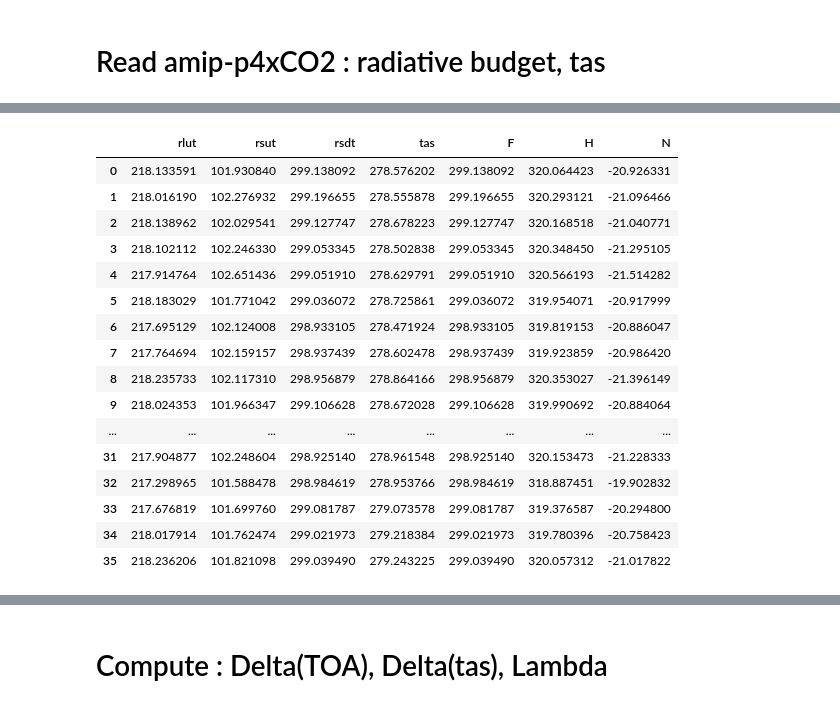
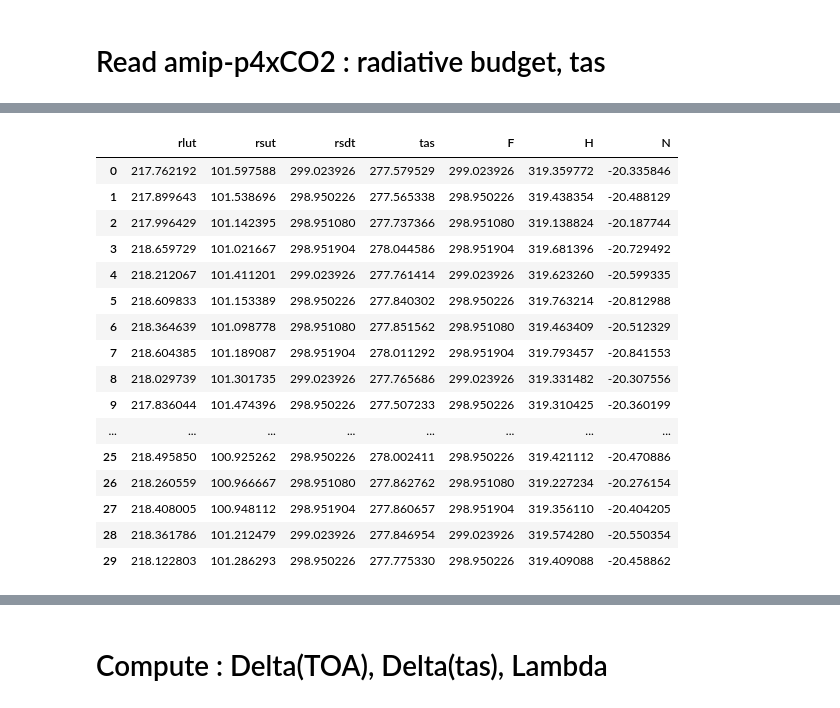
Before and after one commit to benmsanderson/CNRMppe, a Jupyter notebook: CFMIP_Lambda.ipynb, the cells around one changed output, grey strips where cells are left out. Drawn from its saved outputs; the diff is of its cells as text; code cells hidden in the pictures.

```diff
--- a/CFMIP_Lambda.ipynb
+++ b/CFMIP_Lambda.ipynb
@@ -88,0 +84,13 @@ CNRM_actl3
+# %%
+#------------- CNRM_SST : open files and read variables ----------------------
+#
+path_sst = "/data/scratch/globc/peatier/CMIP6/CNRM-CM6-1/CFMIP/SST/"
+filename_sstCTL = "*_piSST_*.nc"
+file_sstCTL = xr.open_mfdataset(path_sst+filename_sstCTL,combine='by_coords')
+#
+variables=['rlut', 'rsut','rsdt','tas']
+df_sstCTL=file_sstCTL[variables].to_dataframe().drop('height',axis=1)
+df1_sstCTL=df_sstCTL.reset_index(level=['time'])
+df1_sstCTL['year']=pd.DatetimeIndex(df1_sstCTL['time']).year
+sst_CTL=df1_sstCTL.groupby(['year']).mean()
+sst_CTL
@@ -285,0 +223,12 @@ df3
+# %%
+#------------- CNRM_SST : open files and read variables ----------------------
+#
+filename_sst4xCO2 = "*_piSST-4xCO2_*.nc"
+file_sst4xCO2 = xr.open_mfdataset(path_sst+filename_sst4xCO2,combine='by_coords')
+#
+variables=['rlut', 'rsut','rsdt','tas']
+df_sst4xCO2=file_sst4xCO2[variables].to_dataframe().drop('height',axis=1)
+df1_sst4xCO2=df_sst4xCO2.reset_index(level=['time'])
+df1_sst4xCO2['year']=pd.DatetimeIndex(df1_sst4xCO2['time']).year
+sst_4xCO2=df1_sst4xCO2.groupby(['year']).mean()
+sst_4xCO2
@@ -286,25 +254,25 @@ df3
 # %%
 # Compute radiative budget
-df3['F']=df3['rsdt']
-df3['H']=df3['rsut']+df3['rlut']
-df3['N']=df3['F']-df3['H']
-df=df3.reset_index(level=['year']).drop(axis=1,columns='year')
-df
+sst_4xCO2['F']=sst_4xCO2['rsdt']
+sst_4xCO2['H']=sst_4xCO2['rsut']+sst_4xCO2['rlut']
+sst_4xCO2['N']=sst_4xCO2['F']-sst_4xCO2['H']
+sst4xCO2=sst_4xCO2.reset_index(level=['year']).drop(axis=1,columns='year')
+sst4xCO2
 # %% [output]
 |  | rlut | rsut | rsdt | tas | F | H | N |
-| 0 | 218.133591 | 101.930840 | 299.138092 | 278.576202 | 299.138092 | 320.064423 | -20.926331 |
-| 1 | 218.016190 | 102.276932 | 299.196655 | 278.555878 | 299.196655 | 320.293121 | -21.096466 |
-| 2 | 218.138962 | 102.029541 | 299.127747 | 278.678223 | 299.127747 | 320.168518 | -21.040771 |
-| 3 | 218.102112 | 102.246330 | 299.053345 | 278.502838 | 299.053345 | 320.348450 | -21.295105 |
-| 4 | 217.914764 | 102.651436 | 299.051910 | 278.629791 | 299.051910 | 320.566193 | -21.514282 |
-| 5 | 218.183029 | 101.771042 | 299.036072 | 278.725861 | 299.036072 | 319.954071 | -20.917999 |
-| 6 | 217.695129 | 102.124008 | 298.933105 | 278.471924 | 298.933105 | 319.819153 | -20.886047 |
-| 7 | 217.764694 | 102.159157 | 298.937439 | 278.602478 | 298.937439 | 319.923859 | -20.986420 |
-| 8 | 218.235733 | 102.117310 | 298.956879 | 278.864166 | 298.956879 | 320.353027 | -21.396149 |
-| 9 | 218.024353 | 101.966347 | 299.106628 | 278.672028 | 299.106628 | 319.990692 | -20.884064 |
+| 0 | 217.762192 | 101.597588 | 299.023926 | 277.579529 | 299.023926 | 319.359772 | -20.335846 |
+| 1 | 217.899643 | 101.538696 | 298.950226 | 277.565338 | 298.950226 | 319.438354 | -20.488129 |
+| 2 | 217.996429 | 101.142395 | 298.951080 | 277.737366 | 298.951080 | 319.138824 | -20.187744 |
+| 3 | 218.659729 | 101.021667 | 298.951904 | 278.044586 | 298.951904 | 319.681396 | -20.729492 |
+| 4 | 218.212067 | 101.411201 | 299.023926 | 277.761414 | 299.023926 | 319.623260 | -20.599335 |
+| 5 | 218.609833 | 101.153389 | 298.950226 | 277.840302 | 298.950226 | 319.763214 | -20.812988 |
+| 6 | 218.364639 | 101.098778 | 298.951080 | 277.851562 | 298.951080 | 319.463409 | -20.512329 |
+| 7 | 218.604385 | 101.189087 | 298.951904 | 278.011292 | 298.951904 | 319.793457 | -20.841553 |
+| 8 | 218.029739 | 101.301735 | 299.023926 | 277.765686 | 299.023926 | 319.331482 | -20.307556 |
+| 9 | 217.836044 | 101.474396 | 298.950226 | 277.507233 | 298.950226 | 319.310425 | -20.360199 |
 | ... | ... | ... | ... | ... | ... | ... | ... |
-| 31 | 217.904877 | 102.248604 | 298.925140 | 278.961548 | 298.925140 | 320.153473 | -21.228333 |
-| 32 | 217.298965 | 101.588478 | 298.984619 | 278.953766 | 298.984619 | 318.887451 | -19.902832 |
-| 33 | 217.676819 | 101.699760 | 299.081787 | 279.073578 | 299.081787 | 319.376587 | -20.294800 |
-| 34 | 218.017914 | 101.762474 | 299.021973 | 279.218384 | 299.021973 | 319.780396 | -20.758423 |
-| 35 | 218.236206 | 101.821098 | 299.039490 | 279.243225 | 299.039490 | 320.057312 | -21.017822 |
+| 25 | 218.495850 | 100.925262 | 298.950226 | 278.002411 | 298.950226 | 319.421112 | -20.470886 |
+| 26 | 218.260559 | 100.966667 | 298.951080 | 277.862762 | 298.951080 | 319.227234 | -20.276154 |
+| 27 | 218.408005 | 100.948112 | 298.951904 | 277.860657 | 298.951904 | 319.356110 | -20.404205 |
+| 28 | 218.361786 | 101.212479 | 299.023926 | 277.846954 | 299.023926 | 319.574280 | -20.550354 |
+| 29 | 218.122803 | 101.286293 | 298.950226 | 277.775330 | 298.950226 | 319.409088 | -20.458862 |
```
Also changed, not shown: parts of 13 cells of this notebook.
